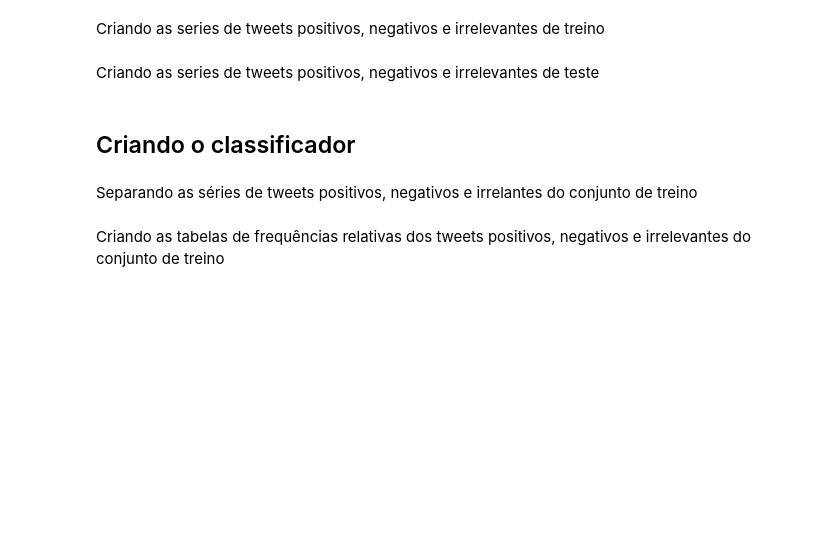
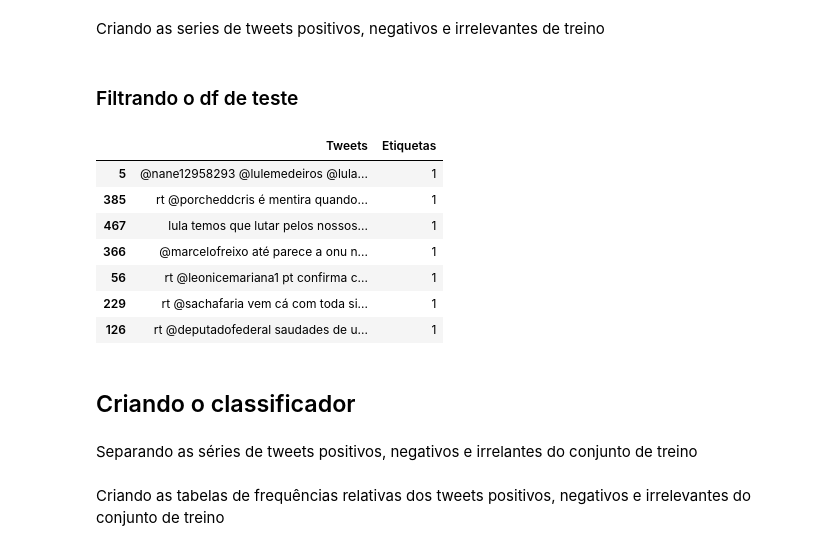
Before and after one commit to SBLuizFernando/cdados-nayve-bayes-sentimento-tweets, a Jupyter notebook: analise/Projeto1_Obtenção_dos_tweets.ipynb, the cells around one changed output. Saved outputs shown, nothing was run; the diff lists cells and outputs as text; code cells hidden in the pictures; blank space fills up the shorter version.

```diff
--- a/analise/Projeto1_Obtenção_dos_tweets.ipynb
+++ b/analise/Projeto1_Obtenção_dos_tweets.ipynb
@@ -433,4 +434,2 @@ serie_irrelevante_treino = irrelevante_treino["Tweets"]
 # %%
 #debug
-# %% [markdown]
-Criando as series de tweets positivos, negativos e irrelevantes de teste
@@ -449,3 +436,18 @@ serie_irrelevante_teste = irrelevante_teste["Tweets"]
+# %% [markdown]
+### Filtrando o df de teste
+# %%
+df_teste_filtrado = df_teste
+df_teste_filtrado["Tweets"].apply(filtro)
+df_teste_filtrado.head(7)
+# %% [output]
+|  | Tweets | Etiquetas |
+| 5 | @nane12958293 @lulemedeiros @lula... | 1 |
+| 385 | rt @porcheddcris é mentira quando... | 1 |
+| 467 | lula temos que lutar pelos nossos... | 1 |
+| 366 | @marcelofreixo até parece a onu n... | 1 |
+| 56 | rt @leonicemariana1 pt confirma c... | 1 |
+| 229 | rt @sachafaria vem cá com toda si... | 1 |
+| 126 | rt @deputadofederal saudades de u... | 1 |
 # %% [markdown]
 ## Criando o classificador
 # %% [markdown]
```
Also changed, not shown: parts of 14 cells of this notebook.
